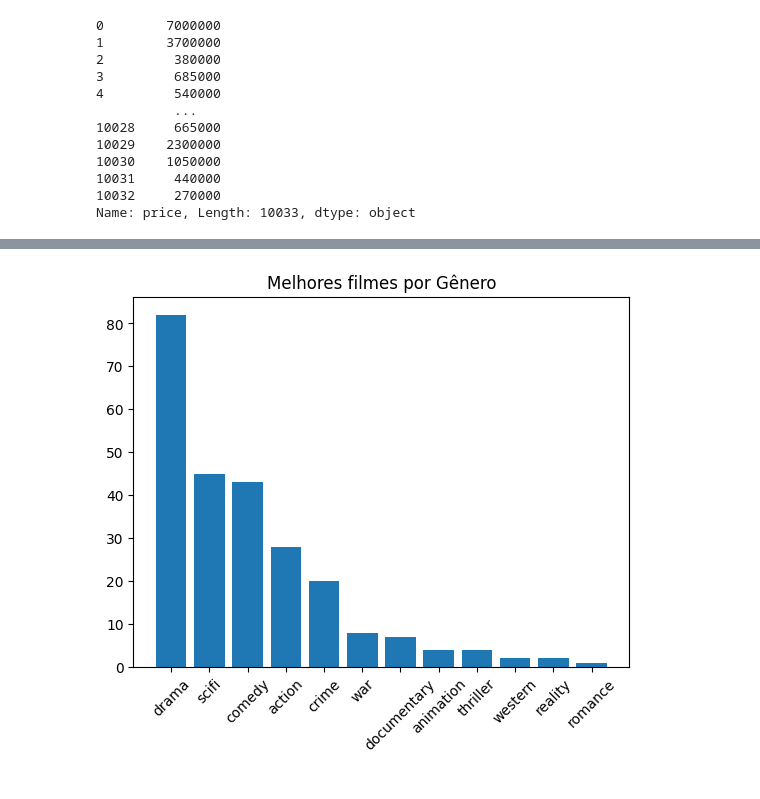
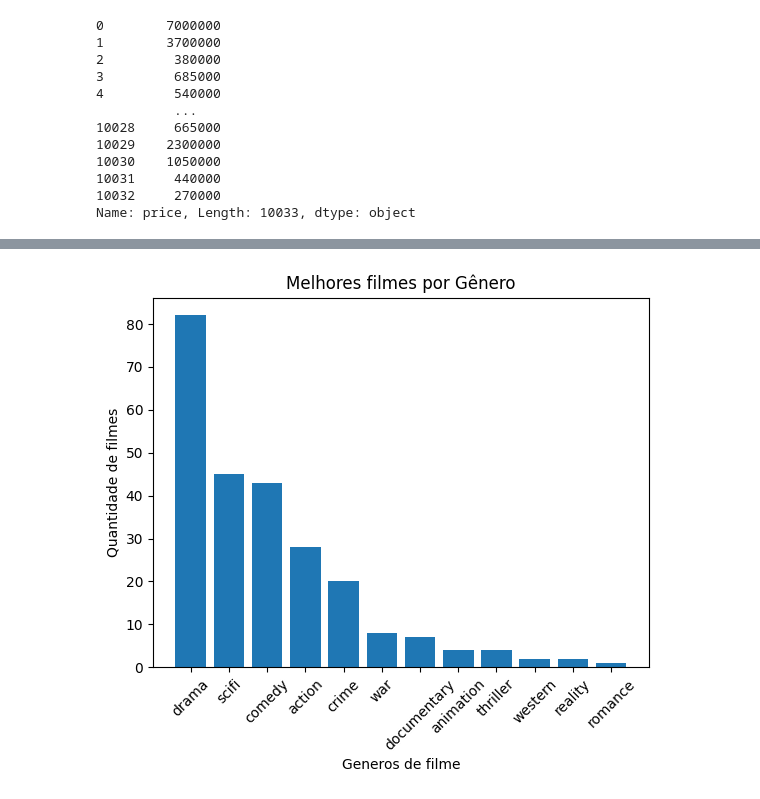
Before and after one commit to paulaprado1904/DataScience, a Jupyter notebook: Data_Science_AdaCoders2024Santander.ipynb, the cells around one changed output, grey strips where cells are left out. Drawn from its saved outputs; the diff is of its cells as text; code cells hidden in the pictures.

```diff
--- a/Data_Science_AdaCoders2024Santander.ipynb
+++ b/Data_Science_AdaCoders2024Santander.ipynb
@@ -405,7 +473,7 @@ Name: price, Length: 10033, dtype: object
 # %%
 import pandas as pd
 import matplotlib.pyplot as plt
-df = pd.read_csv('/content/datasets/netflix.csv')
+df = pd.read_csv('/content/drive/MyDrive/Colab Notebooks/datasets/netflix.csv')
 df = df.drop(df.columns[0], axis = 1)
 # Remove a primeira coluna do DataFrame 'df'.
 # A função 'drop' é usada para eliminar a coluna cujo nome é especificado em 'df.columns[0]',
@@ -445,16 +513,17 @@ eixo_y = df['MAIN_GENRE'].value_counts().values    # Obtém as contagens de cada
 # %%
 # Cria um gráfico de barras utilizando os dados fornecidos
 # 'eixo_x' contém os nomes dos gêneros únicos e 'eixo_y' contém as contagens correspondentes
 plt.bar(eixo_x, eixo_y)
 
 
 #Titulo
 plt.title('Melhores filmes por Gênero')
 
-p
+plt.xlabel('Generos de filme')
+plt.ylabel('Quantidade de filmes')
 
 plt.xticks(rotation=45)
 # Exibe o gráfico na tela
 plt.show()
 # %% [output]
-[figure, old version]
+[figure, new version]
```
Also changed, not shown: parts of 6 cells of this notebook.
